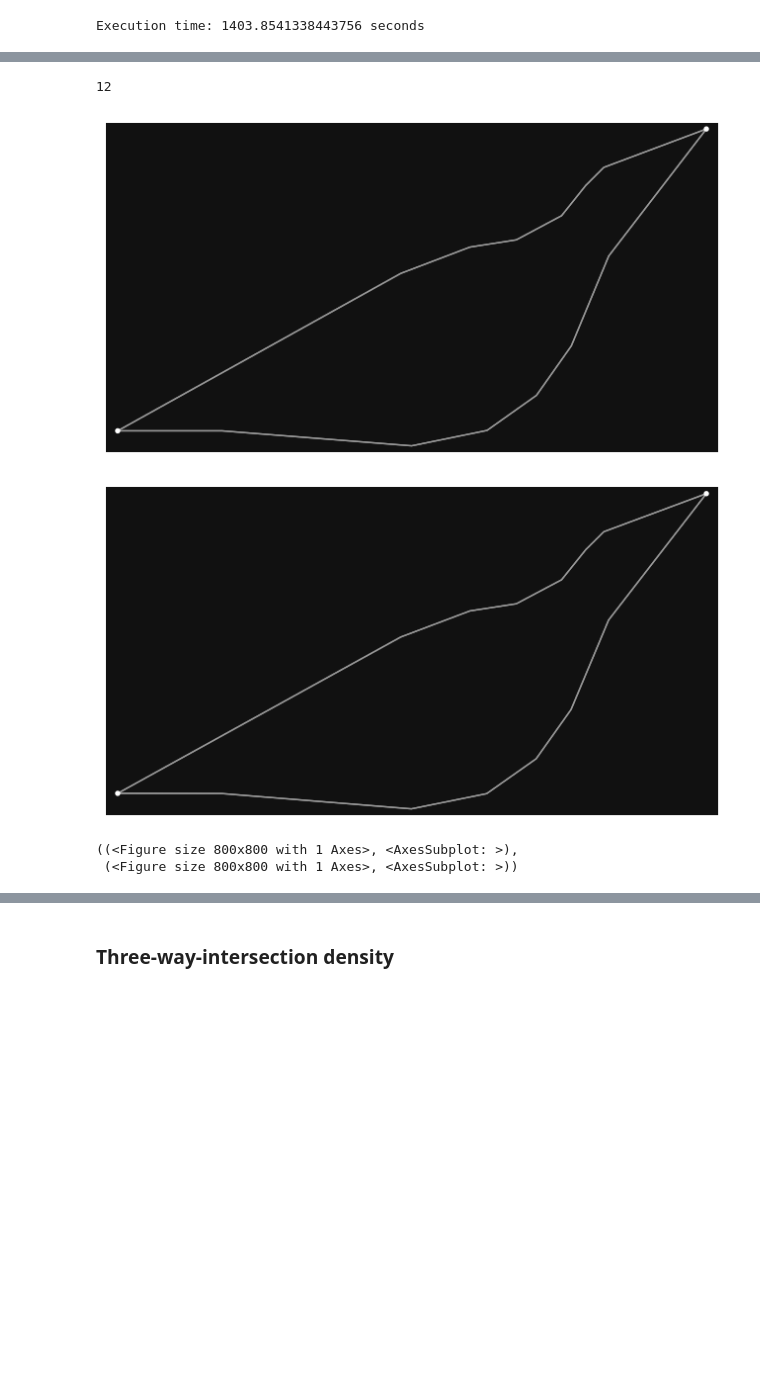
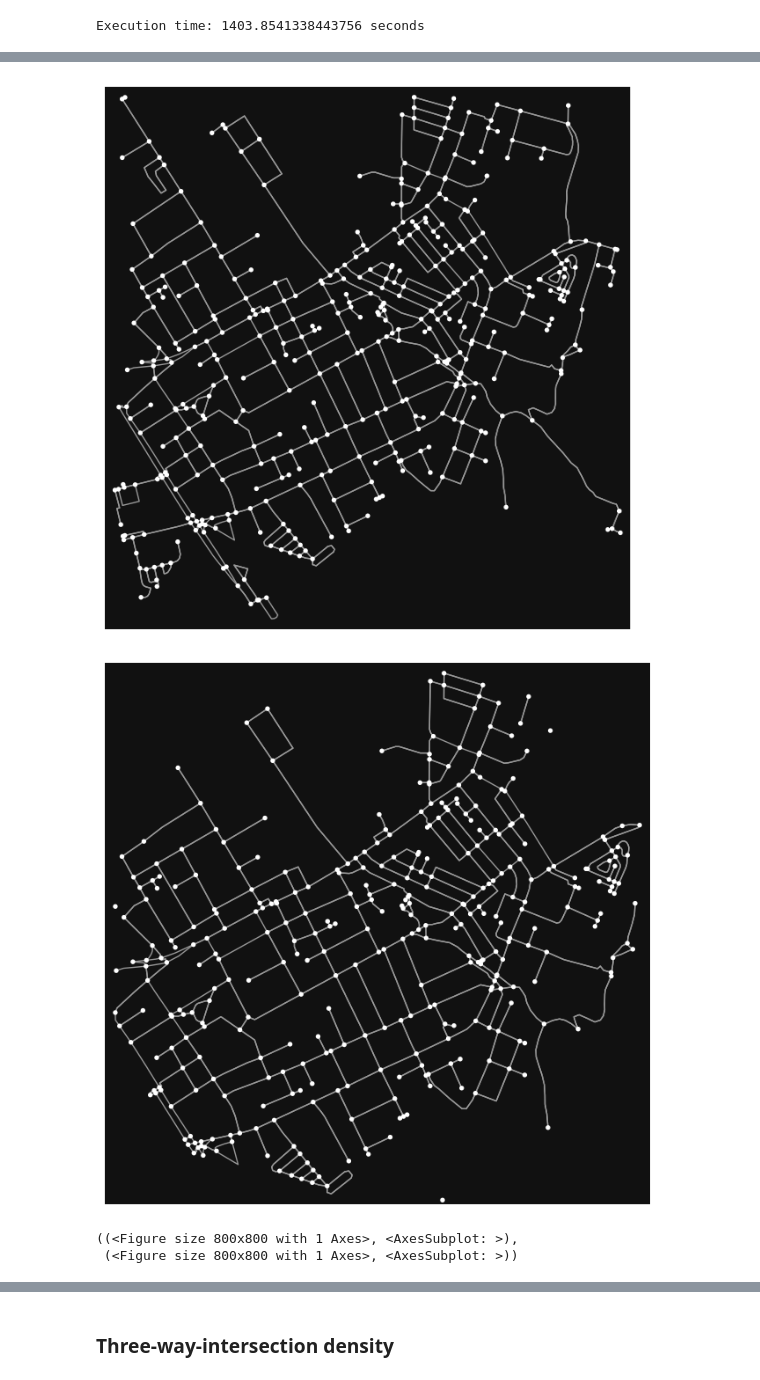
Before and after one commit to Spatial-Data-Science-and-GEO-AI-Lab/MultiHealth_J, a Jupyter notebook: manchester.ipynb, the cells around one changed output, grey strips where cells are left out. Drawn from its saved outputs; the diff is of its cells as text; code cells hidden in the pictures; blank space fills up the shorter version.

```diff
--- a/manchester.ipynb
+++ b/manchester.ipynb
@@ -513,23 +473,3 @@ Execution time: 26.571709871292114 seconds
-# %%
-(testlist2==0).sum()
-# %% [output]
-12
-# %%
-start_time = time.time()
-
-def calculate_intersections(row):
-        G = ox.graph_from_point((row['grid_lat_4326'], row['grid_lon_4326']), dist=500, network_type='drive')
-        Gproj = ox.project_graph(G, to_crs="27700")
-        stats = ox.stats.basic_stats(Gproj)
-        return Counter(stats.values())[3]
-        return 0
-
-popgridmanchester['three-way-intersections'] = popgridmanchester.apply(lambda x: calculate_intersections, axis=1)
-
-end_time = time.time()
-execution_time = end_time - start_time
-
-print(f"Execution time: {execution_time} seconds")
 # %%
 # save the file to gpkg
 #popgridmanchester.to_file('popgridmanchester2.gpkg', driver="GPKG")
@@ -542,9 +476,13 @@ area = network_poly.area
+# %%
+# comparing subgraph to corresponding network graph based on the grid centroid. Are similar!
+testgraph = ox.graph_from_point((popgridmanchester.loc[8447, 'grid_lat_4326'],
+                                 popgridmanchester.loc[8447, 'grid_lon_4326']), dist=500, network_type='all')
 # %%
-# plot test network graph
-ox.plot_graph(testlist2[5]), ox.plot_graph(subgraph_list2[5])
+# plot both subgraph and extracted graph from grid centroid
+ox.plot_graph(testgraph), ox.plot_graph(subgraph_list[8447])
 # %% [output]
-[figure, old version]
+[figure, new version]
-[figure, old version]
+[figure, new version]
 ((<Figure size 800x800 with 1 Axes>, <AxesSubplot: >),
  (<Figure size 800x800 with 1 Axes>, <AxesSubplot: >))
 # %%
```
Also changed, not shown: parts of 16 cells of this notebook.
